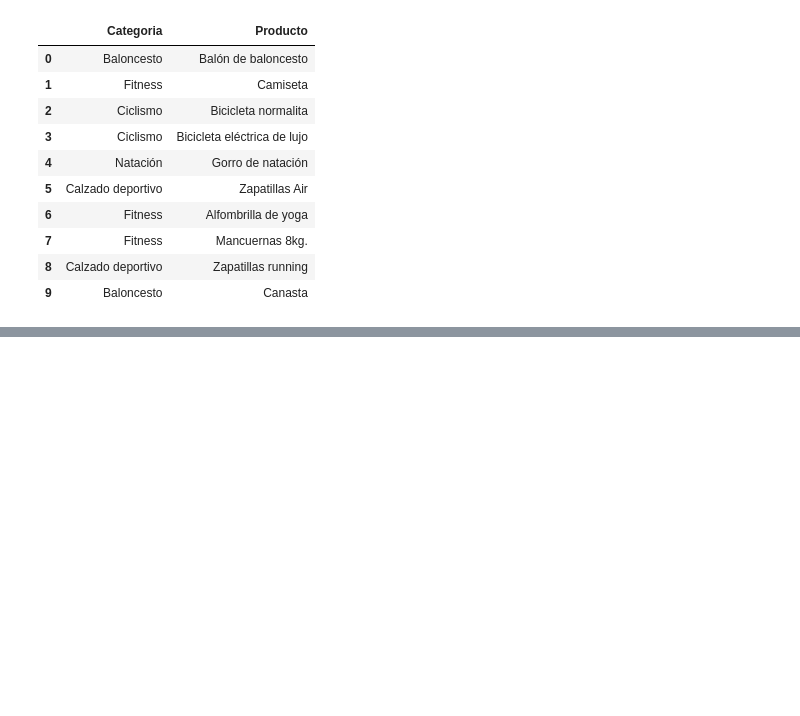
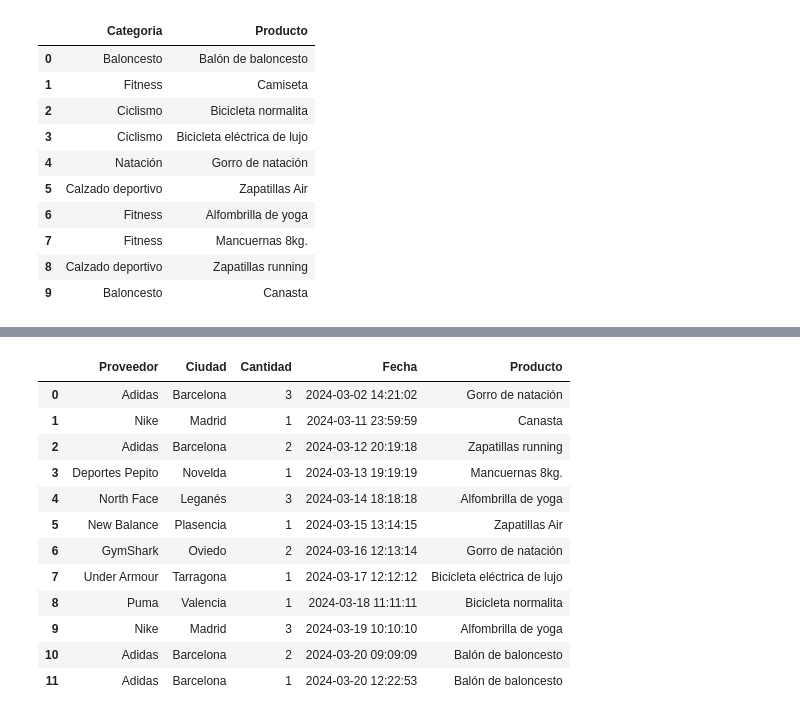
Before and after one commit to mariasanvals/Modelo_BD, a Jupyter notebook: bd_decathlon.ipynb, the cells around one changed output, grey strips where cells are left out. Cells and saved outputs as stored; diff of their text form; code cells hidden in the pictures; blank space fills up the shorter version.

```diff
--- a/bd_decathlon.ipynb
+++ b/bd_decathlon.ipynb
@@ -278,0 +293,27 @@ sql_query(query)
+# %%
+#Facturas de proveedores con la cantidad ordenado por fecha
+query = '''
+SELECT  a.nombre as Proveedor, a.ciudad, b.cantidad, b.fecha, c.nombre as Producto
+FROM Proveedor AS a
+LEFT JOIN Facturas AS b
+ON a.ID_proveedor = b.ID_proveedor
+LEFT JOIN Productos AS c
+ON b.ID_producto = c.ID_producto
+ORDER BY b.Fecha
+
+'''
+sql_query(query)
+# %% [output]
+|  | Proveedor | Ciudad | Cantidad | Fecha | Producto |
+| 0 | Adidas | Barcelona | 3 | 2024-03-02 14:21:02 | Gorro de natación |
+| 1 | Nike | Madrid | 1 | 2024-03-11 23:59:59 | Canasta |
+| 2 | Adidas | Barcelona | 2 | 2024-03-12 20:19:18 | Zapatillas running |
+| 3 | Deportes Pepito | Novelda | 1 | 2024-03-13 19:19:19 | Mancuernas 8kg. |
+| 4 | North Face | Leganés | 3 | 2024-03-14 18:18:18 | Alfombrilla de yoga |
+| 5 | New Balance | Plasencia | 1 | 2024-03-15 13:14:15 | Zapatillas Air |
+| 6 | GymShark | Oviedo | 2 | 2024-03-16 12:13:14 | Gorro de natación |
+| 7 | Under Armour | Tarragona | 1 | 2024-03-17 12:12:12 | Bicicleta eléctrica de lujo |
+| 8 | Puma | Valencia | 1 | 2024-03-18 11:11:11 | Bicicleta normalita |
+| 9 | Nike | Madrid | 3 | 2024-03-19 10:10:10 | Alfombrilla de yoga |
+| 10 | Adidas | Barcelona | 2 | 2024-03-20 09:09:09 | Balón de baloncesto |
+| 11 | Adidas | Barcelona | 1 | 2024-03-20 12:22:53 | Balón de baloncesto |
```
Also changed, not shown: parts of 12 cells of this notebook, 2 other files.
